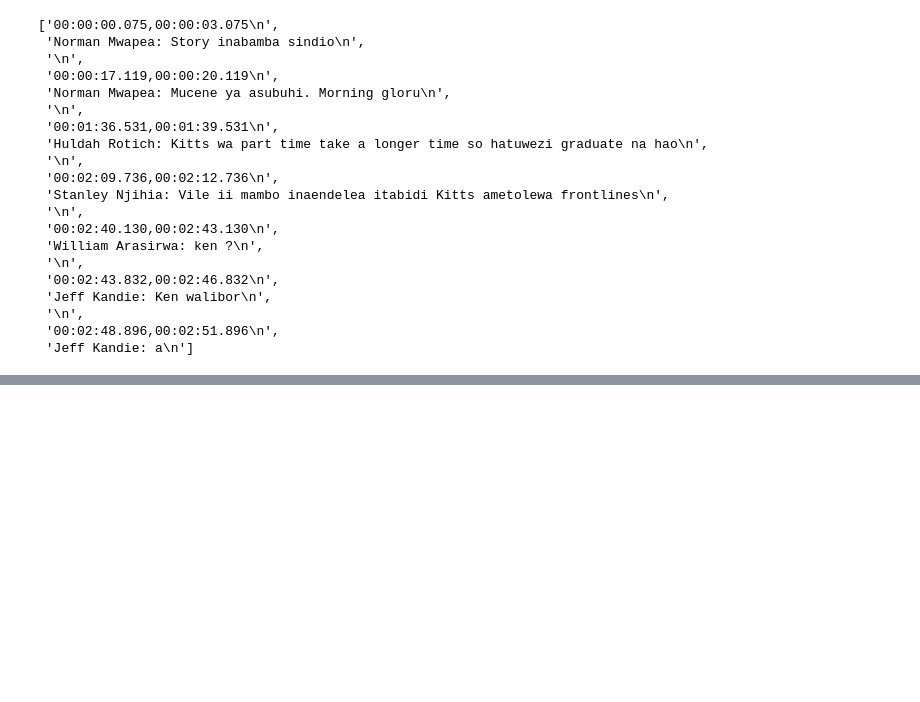
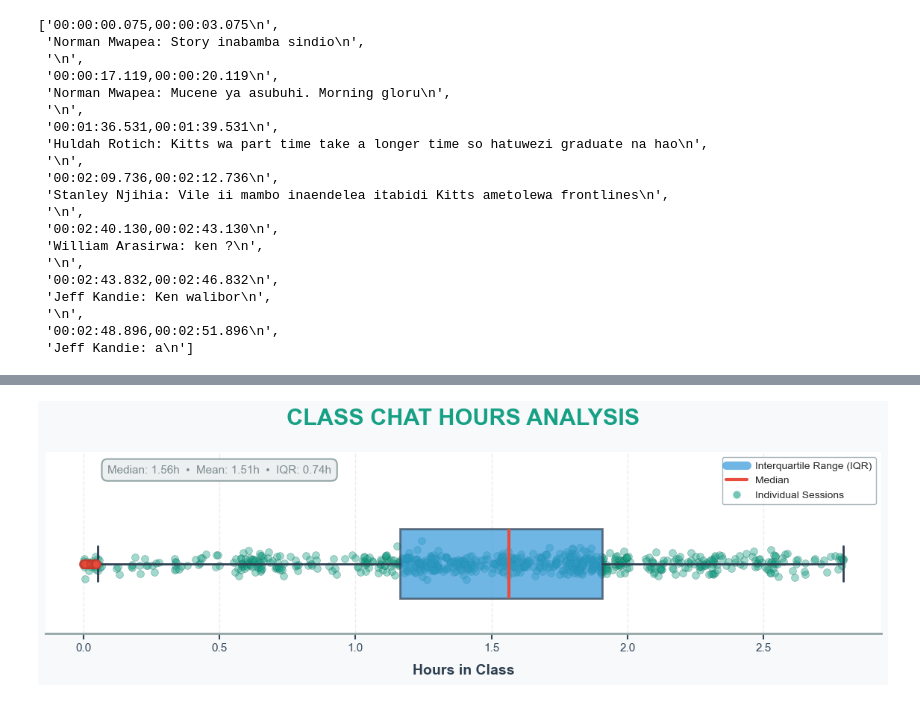
Before and after one commit to Vain-Guy/chit-chat, a Jupyter notebook: chatterbox.ipynb, the cells around one changed output, grey strips where cells are left out. Drawn from its saved outputs; the diff is of its cells as text; code cells hidden in the pictures; blank space fills up the shorter version.

```diff
--- a/chatterbox.ipynb
+++ b/chatterbox.ipynb
@@ -376,0 +818,82 @@ display(final_df)
+# %%
+# Create figure
+fig, ax = plt.subplots(figsize=(11.5, 4), facecolor='#f8f9fa')
+ax.set_facecolor('#ffffff')
+
+# Create boxplot
+box = ax.boxplot(chatterbox_df['hours_in_class'],
+                 vert=False,
+                 patch_artist=True,
+                 widths=0.5,
+                 boxprops=dict(facecolor='#3498db', alpha=0.7, edgecolor='#2c3e50', linewidth=2),
+                 whiskerprops=dict(color='#2c3e50', linewidth=2),
+                 capprops=dict(color='#2c3e50', linewidth=2),
+                 medianprops=dict(color='#e74c3c', linewidth=3),
+                 flierprops=dict(marker='o', markerfacecolor='#e74c3c', markersize=8,
+                                markeredgecolor='#c0392b', markeredgewidth=1.5, alpha=0.7))
+
+# Add swarm plot overlay for individual data points
+y_positions = np.random.normal(1, 0.04, size=len(chatterbox_df))
+ax.scatter(chatterbox_df['hours_in_class'], y_positions,
+           alpha=0.4, s=50, color='#16a085', edgecolor='#0e6655', linewidth=0.5,
+           zorder=1)
+
+# Calculate statistics
+q1 = chatterbox_df['hours_in_class'].quantile(0.25)
+q3 = chatterbox_df['hours_in_class'].quantile(0.75)
+median = chatterbox_df['hours_in_class'].median()
+mean = chatterbox_df['hours_in_class'].mean()
+iqr = q3 - q1
+
+# Add statistical annotations
+stats_text = f"Median: {median:.2f}h  •  Mean: {mean:.2f}h  •  IQR: {iqr:.2f}h"
+ax.text(0.5, 1.65, stats_text,
+        transform=ax.transData,
+        ha='center',
+        fontsize=11,
+        color='#7f8c8d',
+        bbox=dict(boxstyle='round,pad=0.5', facecolor='#ecf0f1',
+                 edgecolor='#95a5a6', linewidth=1.5))
+
+# Styling
+ax.set_xlabel("Hours in Class", color='#2c3e50', fontsize=14, weight='bold', labelpad=10)
+ax.set_yticks([])
+ax.set_ylim(0.5, 1.8)
+
+# Grid
+ax.grid(axis='x', alpha=0.3, linestyle='--', color='#bdc3c7', linewidth=1)
+ax.set_axisbelow(True)
+
+# Spine styling
+for spine in ['top', 'right', 'left']:
+    ax.spines[spine].set_visible(False)
+
+ax.spines['bottom'].set_color('#95a5a6')
+ax.spines['bottom'].set_linewidth(2)
+
+# Tick styling
+ax.tick_params(colors='#34495e', which='both', labelsize=11, length=6, width=1.5)
+
+# Title
+ax.text(0.5, 1.15, 'CLASS CHAT HOURS ANALYSIS',
+        transform=ax.transAxes,
+        fontsize=22,
+        weight='bold',
+        ha='center',
+        color='#16a085',
+        fontfamily='sans-serif')
+
+# Add legend for box plot elements
+legend_elements = [
+    plt.Line2D([0], [0], color='#3498db', lw=8, alpha=0.7, label='Interquartile Range (IQR)'),
+    plt.Line2D([0], [0], color='#e74c3c', lw=3, label='Median'),
+    plt.Line2D([0], [0], marker='o', color='w', markerfacecolor='#16a085',
+               markersize=8, alpha=0.6, label='Individual Sessions')
+]
+ax.legend(handles=legend_elements, loc='upper right', frameon=True,
+         facecolor='white', edgecolor='#95a5a6', fontsize=10)
+
+plt.tight_layout()
+plt.show()
+# %% [output]
+[figure, added]
```
Also changed, not shown: parts of 34 cells of this notebook.
